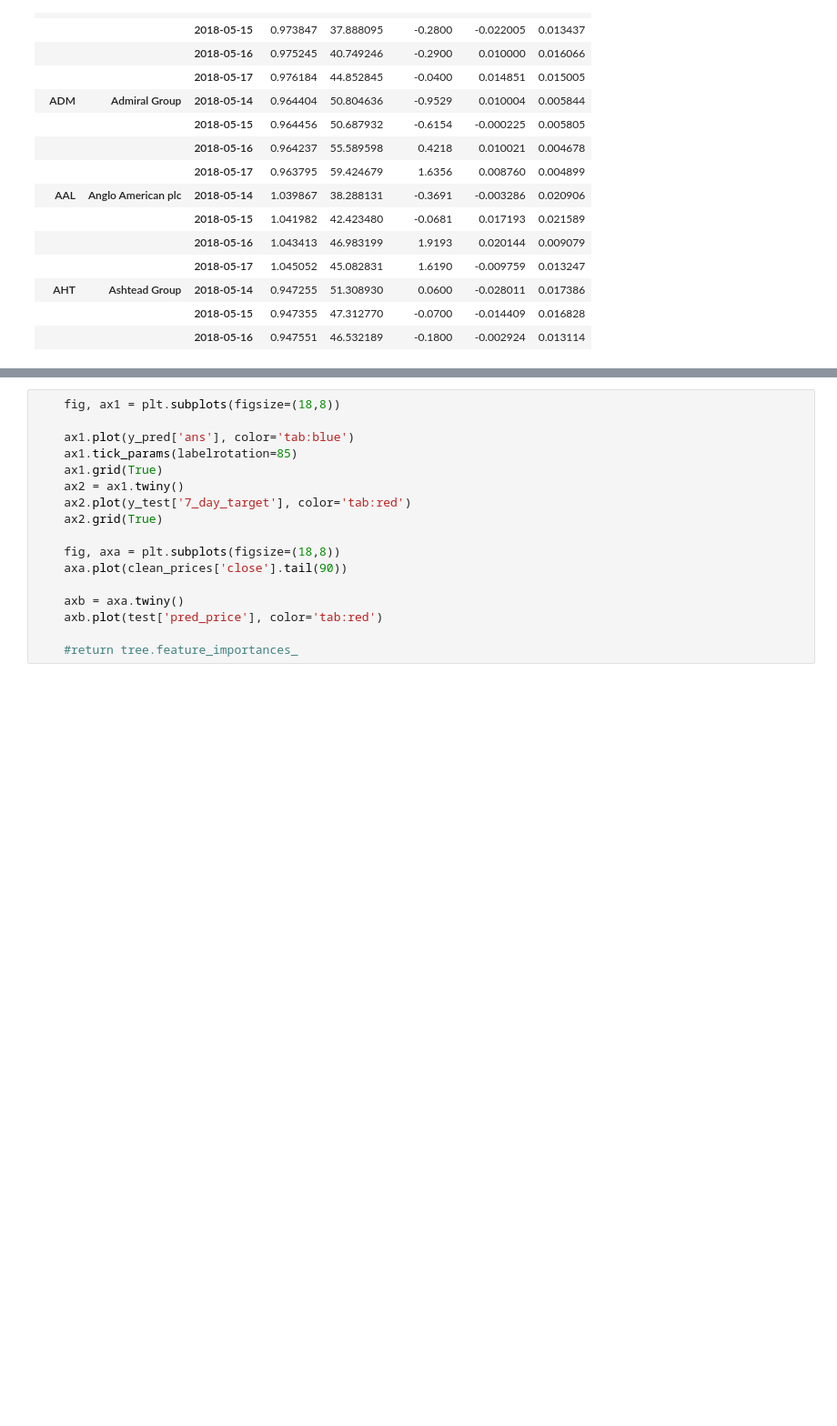
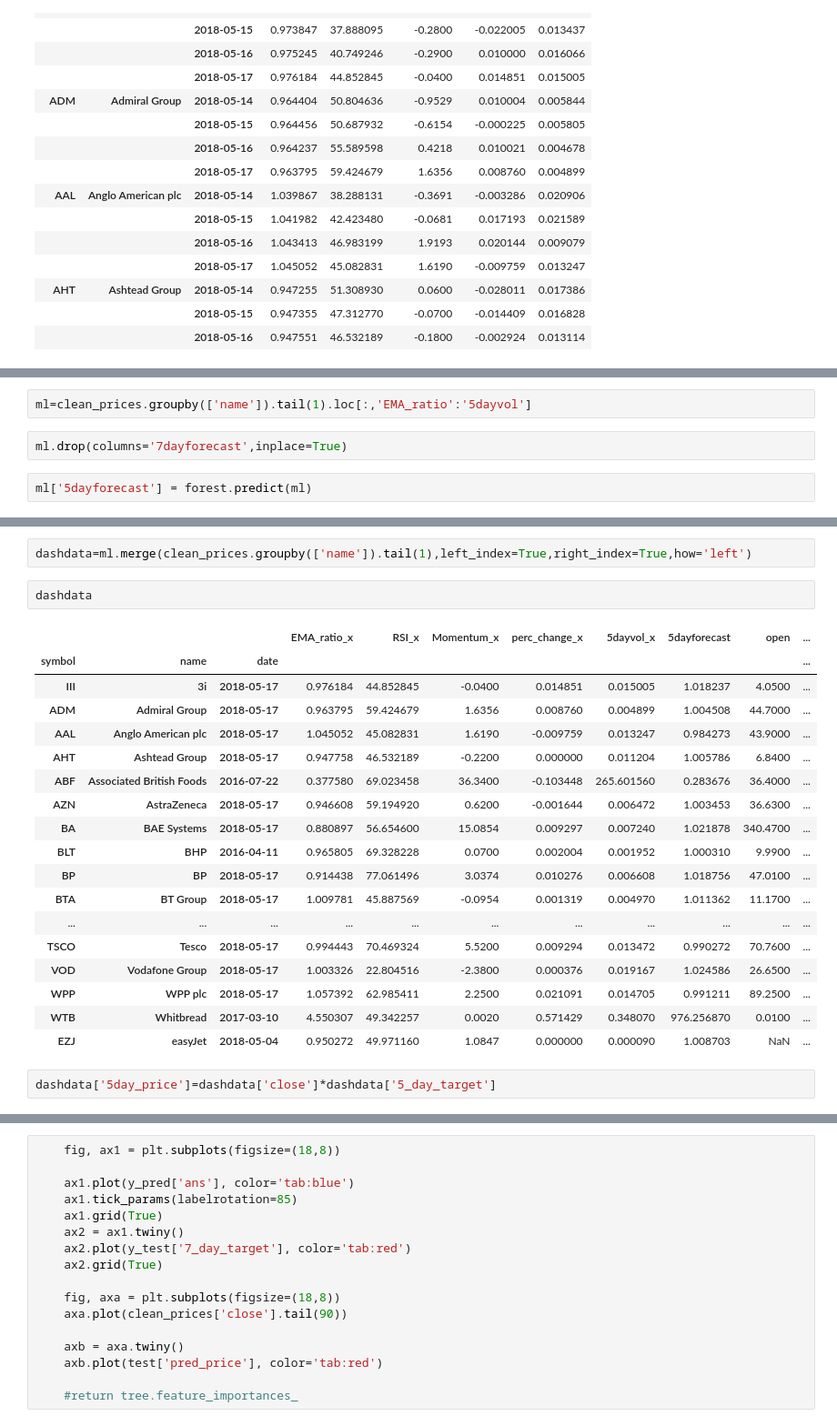
Before and after one commit to Jonny2650/Trading, a Jupyter notebook: Model.ipynb, the cells around one changed output, grey strips where cells are left out. Shown at 91% size. Saved outputs shown, nothing was run; the diff lists cells and outputs as text; blank space fills up the shorter version.

```diff
--- a/Model.ipynb
+++ b/Model.ipynb
@@ -189,3 +189,9 @@ df1.shape
     y_pred = pd.DataFrame({'ans': y_pred})
     test = pd.DataFrame({'close':clean_prices.tail(90).reset_index().close, 'ratio':y_pred['ans']})
     test['pred_price']= test['close'] * test['ratio']
+# %%
+ml=clean_prices.groupby(['name']).tail(1).loc[:,'EMA_ratio':'5dayvol']
+# %%
+ml.drop(columns='7dayforecast',inplace=True)
+# %%
+ml['5dayforecast'] = forest.predict(ml)
@@ -191,0 +219,25 @@ df1.shape
+# %%
+dashdata=ml.merge(clean_prices.groupby(['name']).tail(1),left_index=True,right_index=True,how='left')
+# %%
+dashdata
+# %% [output]
+|  |  |  | EMA_ratio_x | RSI_x | Momentum_x | perc_change_x | 5dayvol_x | 5dayforecast | open | ... |
+| symbol | name | date |  |  |  |  |  |  |  | ... |
+| III | 3i | 2018-05-17 | 0.976184 | 44.852845 | -0.0400 | 0.014851 | 0.015005 | 1.018237 | 4.0500 | ... |
+| ADM | Admiral Group | 2018-05-17 | 0.963795 | 59.424679 | 1.6356 | 0.008760 | 0.004899 | 1.004508 | 44.7000 | ... |
+| AAL | Anglo American plc | 2018-05-17 | 1.045052 | 45.082831 | 1.6190 | -0.009759 | 0.013247 | 0.984273 | 43.9000 | ... |
+| AHT | Ashtead Group | 2018-05-17 | 0.947758 | 46.532189 | -0.2200 | 0.000000 | 0.011204 | 1.005786 | 6.8400 | ... |
+| ABF | Associated British Foods | 2016-07-22 | 0.377580 | 69.023458 | 36.3400 | -0.103448 | 265.601560 | 0.283676 | 36.4000 | ... |
+| AZN | AstraZeneca | 2018-05-17 | 0.946608 | 59.194920 | 0.6200 | -0.001644 | 0.006472 | 1.003453 | 36.6300 | ... |
+| BA | BAE Systems | 2018-05-17 | 0.880897 | 56.654600 | 15.0854 | 0.009297 | 0.007240 | 1.021878 | 340.4700 | ... |
+| BLT | BHP | 2016-04-11 | 0.965805 | 69.328228 | 0.0700 | 0.002004 | 0.001952 | 1.000310 | 9.9900 | ... |
+| BP | BP | 2018-05-17 | 0.914438 | 77.061496 | 3.0374 | 0.010276 | 0.006608 | 1.018756 | 47.0100 | ... |
+| BTA | BT Group | 2018-05-17 | 1.009781 | 45.887569 | -0.0954 | 0.001319 | 0.004970 | 1.011362 | 11.1700 | ... |
+| ... | ... | ... | ... | ... | ... | ... | ... | ... | ... | ... |
+| TSCO | Tesco | 2018-05-17 | 0.994443 | 70.469324 | 5.5200 | 0.009294 | 0.013472 | 0.990272 | 70.7600 | ... |
+| VOD | Vodafone Group | 2018-05-17 | 1.003326 | 22.804516 | -2.3800 | 0.000376 | 0.019167 | 1.024586 | 26.6500 | ... |
+| WPP | WPP plc | 2018-05-17 | 1.057392 | 62.985411 | 2.2500 | 0.021091 | 0.014705 | 0.991211 | 89.2500 | ... |
+| WTB | Whitbread | 2017-03-10 | 4.550307 | 49.342257 | 0.0020 | 0.571429 | 0.348070 | 976.256870 | 0.0100 | ... |
+| EZJ | easyJet | 2018-05-04 | 0.950272 | 49.971160 | 1.0847 | 0.000000 | 0.000090 | 1.008703 | NaN | ... |
+# %%
+dashdata['5day_price']=dashdata['close']*dashdata['5_day_target']
```
Also changed, not shown: parts of 8 cells of this notebook.
